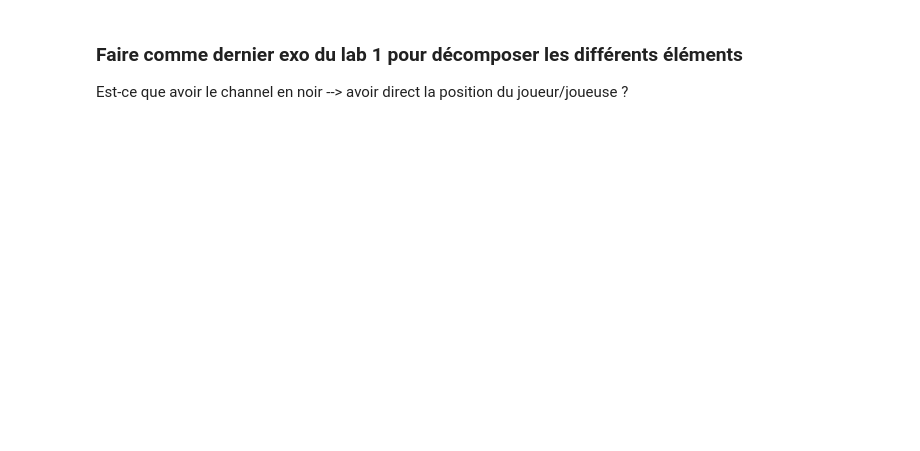
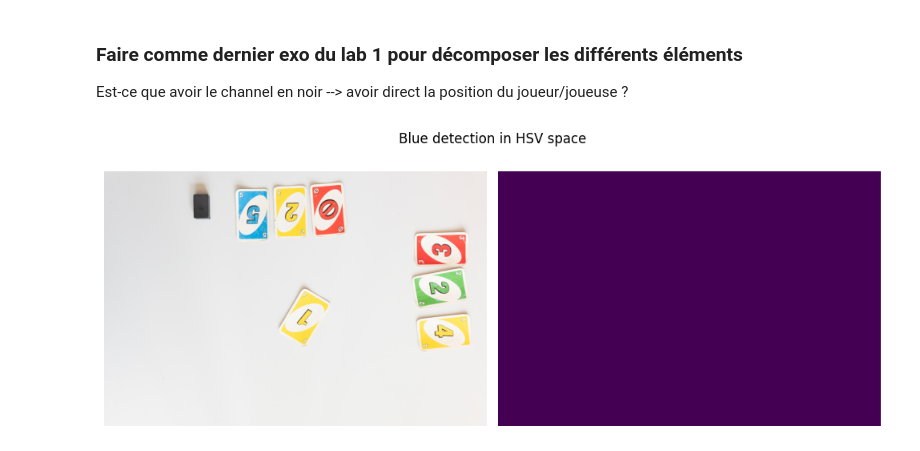
Before and after one commit to JohannePinel/iapr2026, a Jupyter notebook: Project/Project_iapr.ipynb, the cells around one changed output. Drawn from its saved outputs; the diff is of its cells as text; code cells hidden in the pictures; blank space fills up the shorter version.

```diff
--- a/Project/Project_iapr.ipynb
+++ b/Project/Project_iapr.ipynb
@@ -116,24 +116,6 @@ plot_thresholded_image(img=img, func=apply_hsv_threshold, title="Threshold in HS
 Pas zinzin hsv j'arrive pas à faire les plots comme dans le tp ça run pendant mille ans
 # %%
 def extract_rgb_channels(img):
-    """
-    Extract RGB channels from the input image.
-
-    Args
-    ----
-    img: np.ndarray (M, N, C)
-        Input image of shape MxN and C channels.
-
-    Return
-    ------
-    data_red: np.ndarray (M, N)
-        Red channel of input image
-    data_green: np.ndarray (M, N)
-        Green channel of input image
-    data_blue: np.ndarray (M, N)
-        Blue channel of input image
-    """
-
     # Get the shape of the input image
     M, N, _ = np.shape(img)
 
@@ -187,5 +170,13 @@ plot_thresholded_image(img=img, func=apply_rgb_threshold, title="Best RGB Thresh
 ### Faire comme dernier exo du lab 1 pour décomposer les différents éléments
 
 Est-ce que avoir le channel en noir --> avoir direct la position du joueur/joueuse ?
-# %%
-img_th=apply_rgb_threshold(img)
+# %%
+def apply_closing(img_th, disk_size):
+
+    img_closing = np.zeros_like(img_th)
+
+
+    img_closing = closing(img_th, disk(disk_size))
+
+
+    return img_closing
@@ -191,0 +249,11 @@ img_th=apply_rgb_threshold(img)
+# %%
+M, N, C= np.shape(img)
+mask_red = np.zeros((M, N))
+mask_blue = np.zeros((M, N))
+
+# Note, disk size and minimum kept object size can be called explicitly in find_area_by_type
+
+#mask_red = find_area_by_type(img, mode="red", visualize_mask=True)
+mask_blue = find_area_by_type(img, mode="blue", visualize_mask=True)
+# %% [output]
+[figure, added]
```
Also changed, not shown: parts of 3 cells of this notebook.
